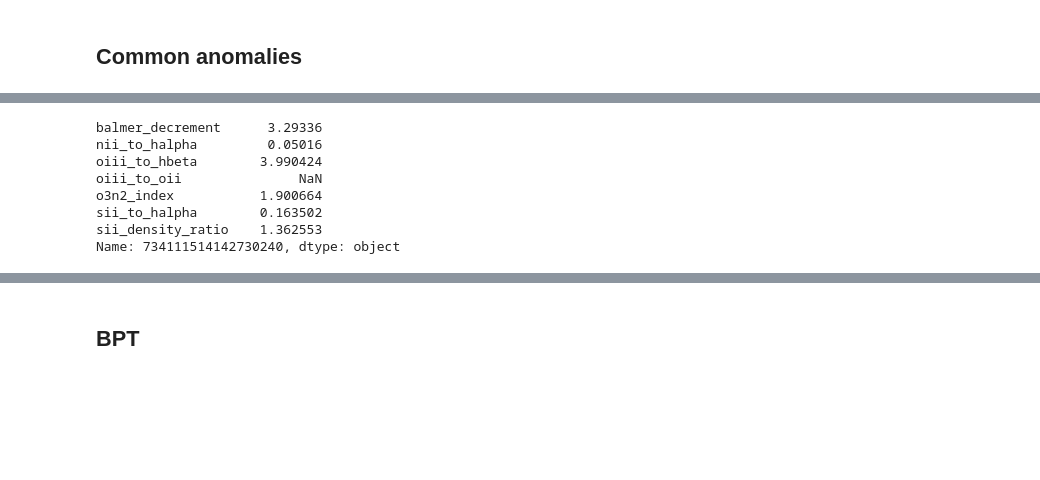
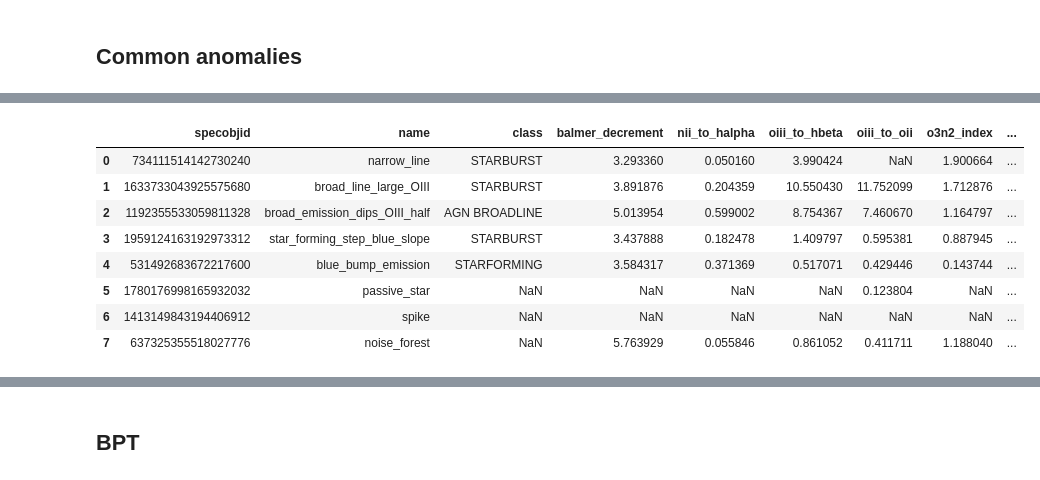
Before and after one commit to ed-ortizm/anomaly, a Jupyter notebook: thesis/02_bpt_diagram.ipynb, the cells around one changed output, grey strips where cells are left out. Saved outputs shown, nothing was run; the diff lists cells and outputs as text; code cells hidden in the pictures; blank space fills up the shorter version.

```diff
--- a/thesis/02_bpt_diagram.ipynb
+++ b/thesis/02_bpt_diagram.ipynb
@@ -101,3 +117,40 @@ def plot_bpt(n2_ha, o3_hb, fig, ax):
+# %%
+def get_overview_ratios_df(overview_dict, meta_with_ratios_df, cols_ratios):
+
+    ratios_overview_dict = {
+        "specobjid": [],
+        "name": [],
+        "class": [],
+        "balmer_decrement": [],
+        "nii_to_halpha": [],
+        "oiii_to_hbeta": [],
+        "oiii_to_oii": [],
+        "o3n2_index": [],
+        "sii_to_halpha": [],
+        "sii_density_ratio": [],
+    }
+
+    for title, specid in overview_dict.items():
+
+        ratios_overview_dict["name"].append(title)
+        ratios_overview_dict["specobjid"].append(specid)
+
+        try:
+            class_ = final_meta_df.loc[specid, "subClass"]
+            ratios_overview_dict["class"].append(class_)
+
+        except KeyError:
+            ratios_overview_dict["class"].append(np.nan)
+
+        for col in cols_ratios:
+            try:
+                ratios_overview_dict[col].append(meta_with_ratios_df.loc[specid, col])
+            except KeyError:
+                ratios_overview_dict[col].append(np.nan)
+
+    ratios_overview_df = pd.DataFrame(ratios_overview_dict)
+
+    return ratios_overview_df
 # %% [markdown]
 # Config
 # %% [markdown]
@@ -232,33 +286,29 @@ ratios_percentiles_df
 # %%
 overview_common_dict = {
     # row 1
     "narrow_line": 734111514142730240,
     "broad_line_large_OIII": 1633733043925575680,
     # row 2
     "broad_emission_dips_OIII_half": 1192355533059811328,
     "star_forming_step_blue_slope": 1959124163192973312,
     # row 3
     "blue_bump_emission": 531492683672217600,
     "passive_star": 1780176998165932032,
     # row 4
     "spike": 1413149843194406912,
     "noise_forest": 637325355518027776,
 }
+res_ratios_common_df = get_overview_ratios_df(
+    overview_common_dict, meta_with_ratios_df, cols_ratios
+)
+res_ratios_common_df
+# %% [output]
+|  | specobjid | name | class | balmer_decrement | nii_to_halpha | oiii_to_hbeta | oiii_to_oii | o3n2_index | ... |
+| 0 | 734111514142730240 | narrow_line | STARBURST | 3.293360 | 0.050160 | 3.990424 | NaN | 1.900664 | ... |
+| 1 | 1633733043925575680 | broad_line_large_OIII | STARBURST | 3.891876 | 0.204359 | 10.550430 | 11.752099 | 1.712876 | ... |
+| 2 | 1192355533059811328 | broad_emission_dips_OIII_half | AGN BROADLINE | 5.013954 | 0.599002 | 8.754367 | 7.460670 | 1.164797 | ... |
+| 3 | 1959124163192973312 | star_forming_step_blue_slope | STARBURST | 3.437888 | 0.182478 | 1.409797 | 0.595381 | 0.887945 | ... |
+| 4 | 531492683672217600 | blue_bump_emission | STARFORMING | 3.584317 | 0.371369 | 0.517071 | 0.429446 | 0.143744 | ... |
+| 5 | 1780176998165932032 | passive_star | NaN | NaN | NaN | NaN | 0.123804 | NaN | ... |
+| 6 | 1413149843194406912 | spike | NaN | NaN | NaN | NaN | NaN | NaN | ... |
+| 7 | 637325355518027776 | noise_forest | NaN | 5.763929 | 0.055846 | 0.861052 | 0.411711 | 1.188040 | ... |
-# %%
-meta_with_ratios_df.loc[734111514142730240, cols_ratios]
-# balmer_decrement      3.29336
-# nii_to_halpha         0.05016
-# oiii_to_hbeta        3.990424
-# oiii_to_oii               NaN
-# o3n2_index           1.900664
-# sii_to_halpha        0.163502
-# sii_density_ratio    1.362553
-# %% [output]
-balmer_decrement      3.29336
-nii_to_halpha         0.05016
-oiii_to_hbeta        3.990424
-oiii_to_oii               NaN
-o3n2_index           1.900664
-sii_to_halpha        0.163502
-sii_density_ratio    1.362553
-Name: 734111514142730240, dtype: object
```
Also changed, not shown: parts of 18 cells of this notebook.
